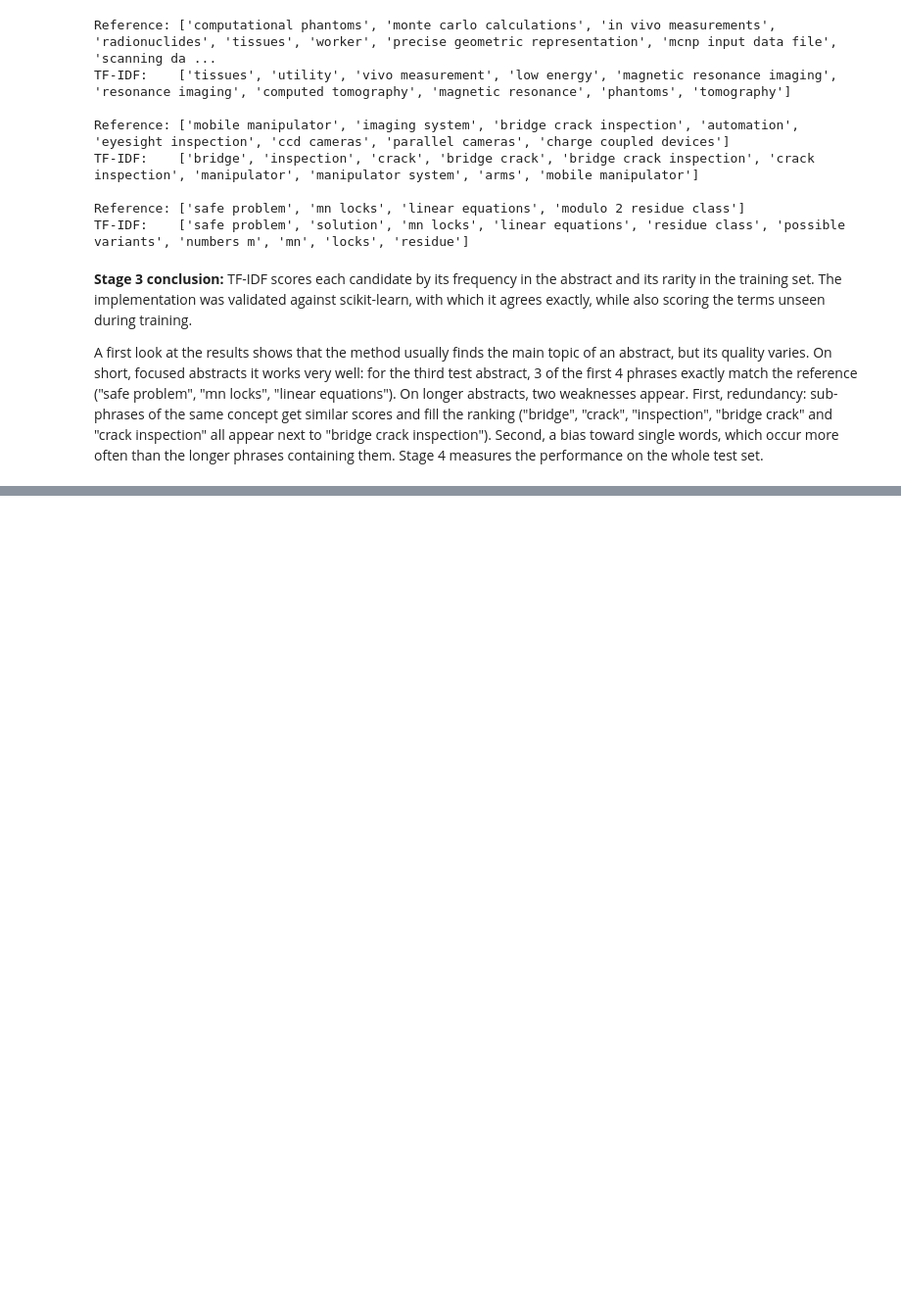
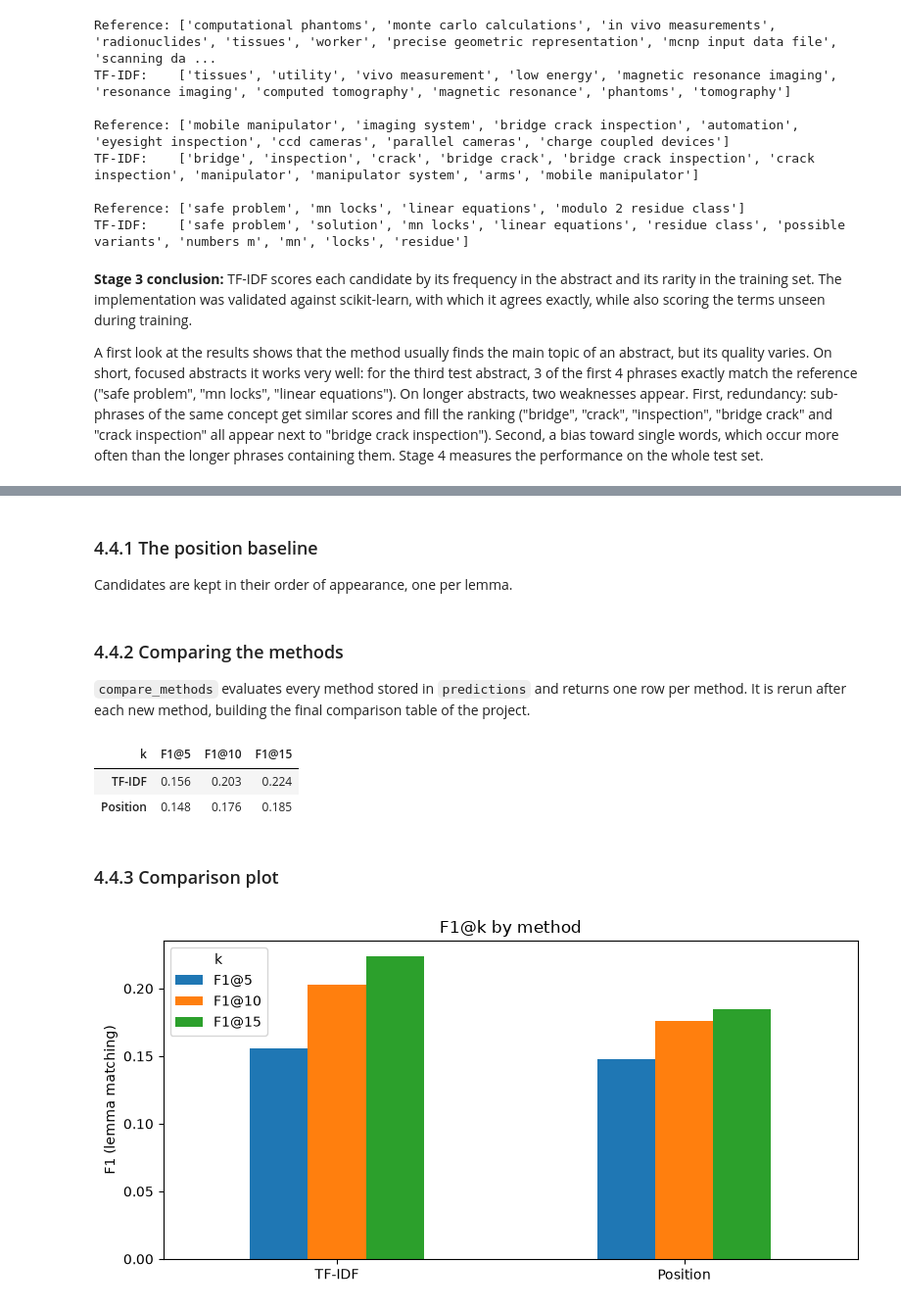
Before and after one commit to FicaBogdan15/keyword-extractor, a Jupyter notebook: keyword_extractor.ipynb, the cells around one changed output, grey strips where cells are left out. Shown at 98% size. Drawn from its saved outputs; the diff is of its cells as text; code cells hidden in the pictures; blank space fills up the shorter version.

```diff
--- a/keyword_extractor.ipynb
+++ b/keyword_extractor.ipynb
@@ -928,0 +1026,9 @@ on the whole test set.
+# %%
+lemma_cache = {}
+
+def lemmatize(phrase_lists):
+    new_phrases = list({phrase for phrases in phrase_lists for phrase in phrases} - lemma_cache.keys())
+    docs = nlp.pipe(Doc(nlp.vocab, words=phrase.split()) for phrase in new_phrases)
+    for phrase, doc in zip(new_phrases, docs):
+        lemma_cache[phrase] = " ".join(token.lemma_.lower() for token in doc)
+    return [[lemma_cache[phrase] for phrase in phrases] for phrases in phrase_lists]
@@ -928,0 +1039,10 @@ on the whole test set.
+# %%
+reference_lemmas = lemmatize(references)
+
+exact_results = evaluate(predictions["TF-IDF"], references)
+lemma_results = evaluate(lemmatize(predictions["TF-IDF"]), reference_lemmas)
+
+pd.concat(
+    {"exact": exact_results.set_index("k"), "lemma": lemma_results.set_index("k")},
+    axis=1,
+).round(3)
@@ -928,0 +1072,42 @@ on the whole test set.
+# %% [markdown]
+### 4.4.1 The position baseline
+
+Candidates are kept in their order of appearance, one per lemma.
+# %%
+def position_keyphrases(doc, top_n=10):
+    first_form = {}
+    for phrase in extract_candidates(doc, MAX_LENGTH):
+        first_form.setdefault(phrase_lemma(phrase), phrase_text(phrase))
+    return list(first_form.values())[:top_n]
+
+predictions["Position"] = [position_keyphrases(doc, TOP_N) for doc in test_docs]
+# %% [markdown]
+### 4.4.2 Comparing the methods
+
+`compare_methods` evaluates every method stored in `predictions` and returns one row per method.
+It is rerun after each new method, building the final comparison table of the project.
+# %%
+def compare_methods():
+    table = {
+        method: evaluate(lemmatize(method_predictions), reference_lemmas).set_index("k")["f1"]
+        for method, method_predictions in predictions.items()
+    }
+    return pd.DataFrame(table).T.add_prefix("F1@").round(3)
+
+comparison = compare_methods()
+comparison
+# %% [output]
+| k | F1@5 | F1@10 | F1@15 |
+| TF-IDF | 0.156 | 0.203 | 0.224 |
+| Position | 0.148 | 0.176 | 0.185 |
+# %% [markdown]
+### 4.4.3 Comparison plot
+# %%
+comparison.plot.bar(figsize=(8, 4), rot=0)
+plt.ylabel("F1 (lemma matching)")
+plt.title("F1@k by method")
+plt.tight_layout()
+plt.savefig("results/04_method_comparison.png", dpi=150)
+plt.show()
+# %% [output]
+[figure, added]
```
Also changed, not shown: parts of 18 cells of this notebook, 1 other file.
